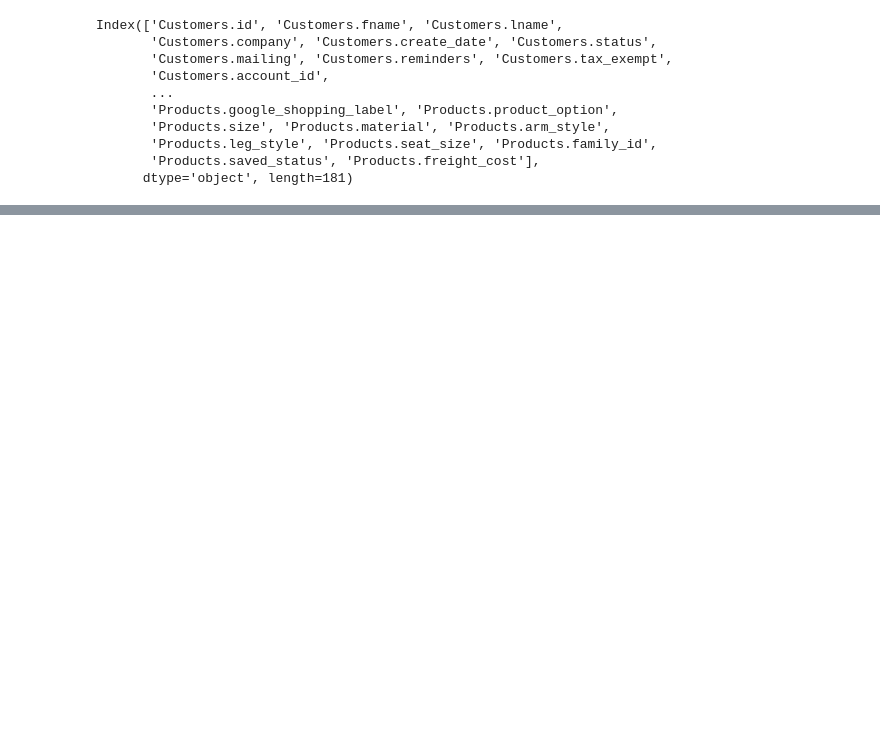
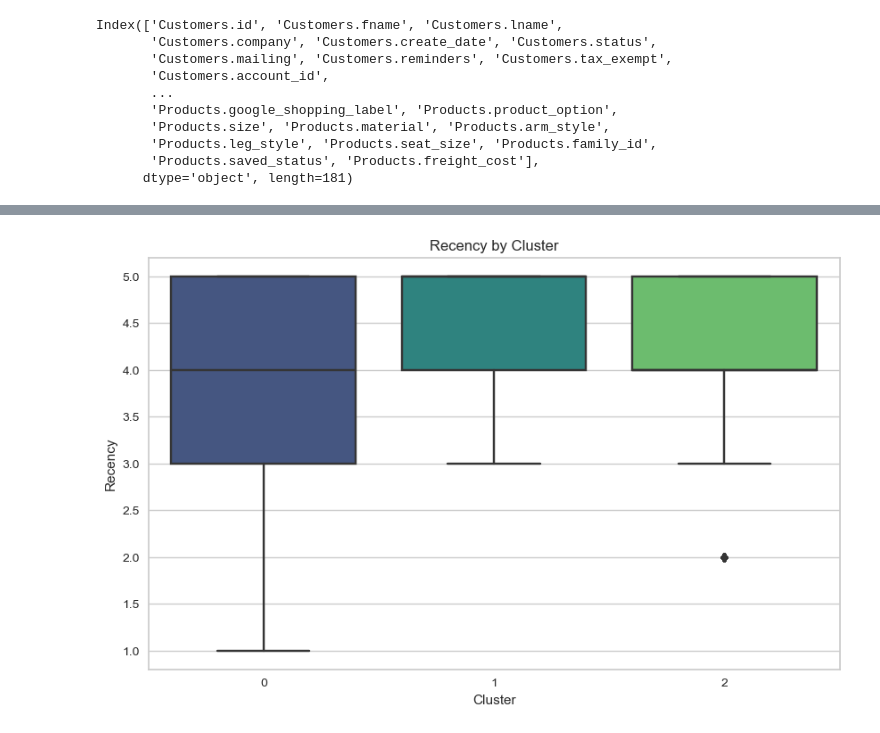
Before and after one commit to ramazannbilen/AI-machine-learning, a Jupyter notebook: Assignments/Customer Segmentation/Customer Segmentation.ipynb, the cells around one changed output, grey strips where cells are left out. Cells and saved outputs as stored; diff of their text form; code cells hidden in the pictures; blank space fills up the shorter version.

```diff
--- a/Assignments/Customer Segmentation/Customer Segmentation.ipynb
+++ b/Assignments/Customer Segmentation/Customer Segmentation.ipynb
@@ -43,0 +509,6 @@ product = df.filter(like='Products')
+# %%
+model = KMeans(3)
+# %%
+model = model.fit(x)
+# %%
+pred = model.predict(x)
@@ -43,0 +519,2 @@ product = df.filter(like='Products')
+# %%
+x["cluster"] = pred
@@ -43,0 +530,9 @@ product = df.filter(like='Products')
+# %%
+plt.figure(figsize=(10, 6))
+sns.boxplot(x='cluster', y='RecencyScore', data=x, palette='viridis')
+plt.title('Recency by Cluster')
+plt.xlabel('Cluster')
+plt.ylabel('Recency')
+plt.show()
+# %% [output]
+[figure, added]
```
Also changed, not shown: parts of 73 cells of this notebook, 2 other files.
